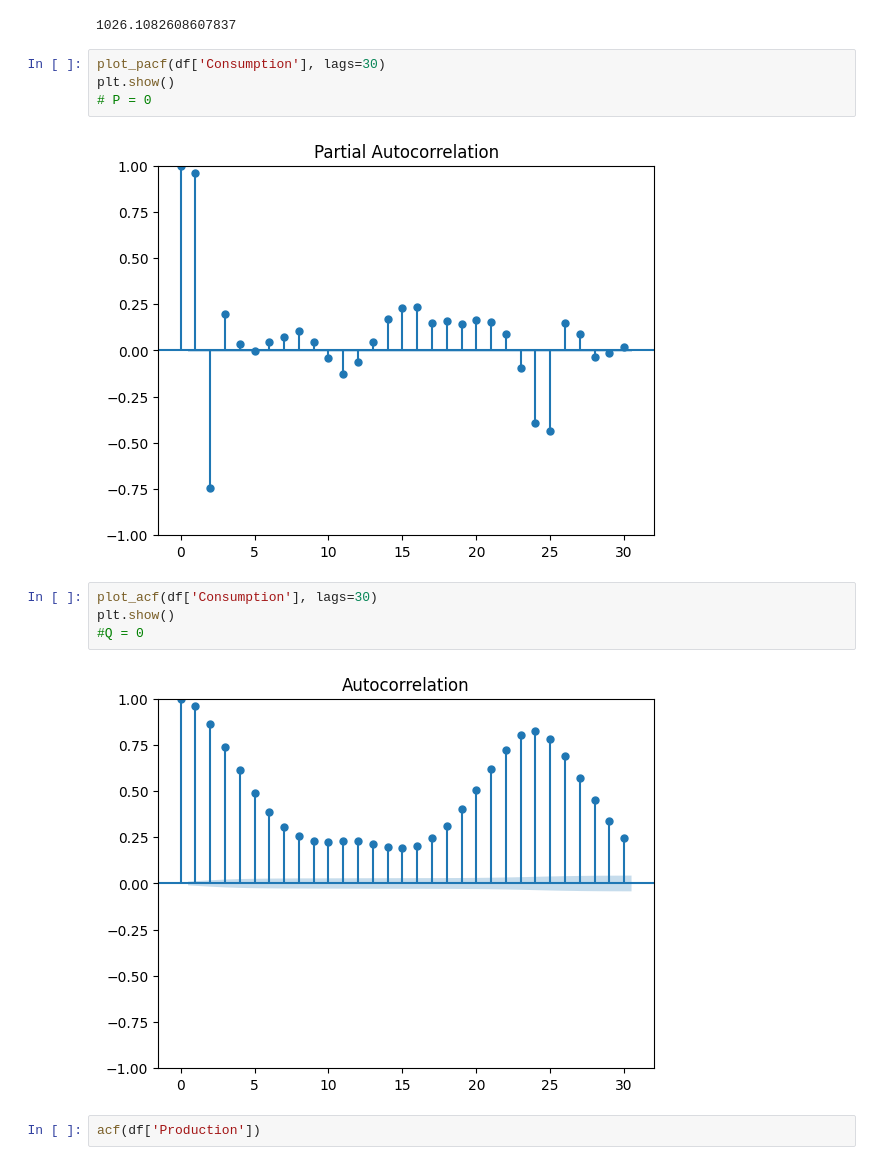
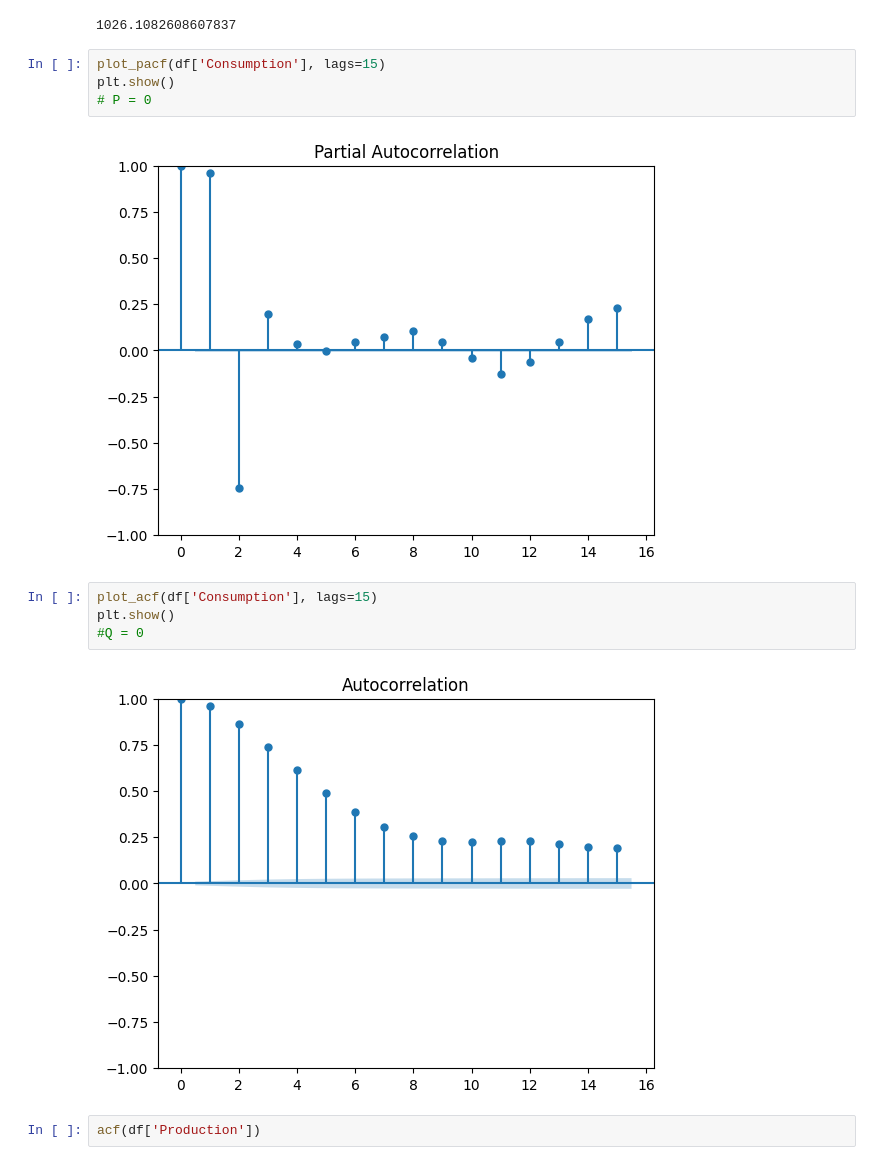
Before and after one commit to DemetriousLloyd/Portfolio, a Jupyter notebook: R_Py_Projects/Time_Series_Modeling_Romanian Electricity.ipynb, the cells around one changed output. Saved outputs shown, nothing was run; the diff lists cells and outputs as text.

```diff
--- a/R_Py_Projects/Time_Series_Modeling_Romanian Electricity.ipynb
+++ b/R_Py_Projects/Time_Series_Modeling_Romanian Electricity.ipynb
@@ -380,17 +388,17 @@ print(rmse)
 # %% [output]
 1026.1082608607837
 # %%
-plot_pacf(df['Consumption'], lags=30)
+plot_pacf(df['Consumption'], lags=15)
 plt.show()
 # P = 0
 # %% [output]
-[figure, old version]
+[figure, new version]
 # %%
-plot_acf(df['Consumption'], lags=30)
+plot_acf(df['Consumption'], lags=15)
 plt.show()
 #Q = 0
 # %% [output]
-[figure, old version]
+[figure, new version]
 # %%
 acf(df['Production'])
 # %% [output]
```
Also changed, not shown: parts of 13 cells of this notebook.
